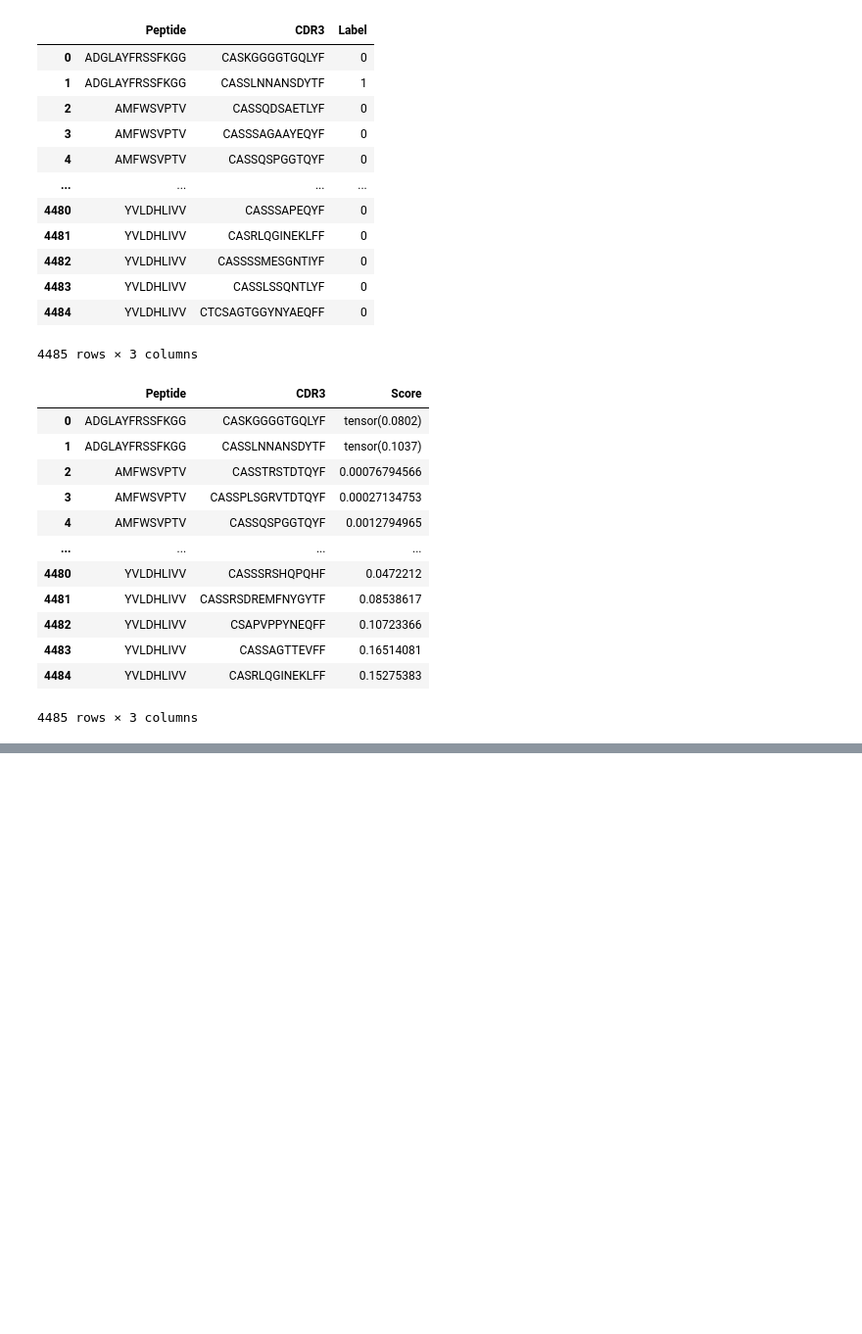
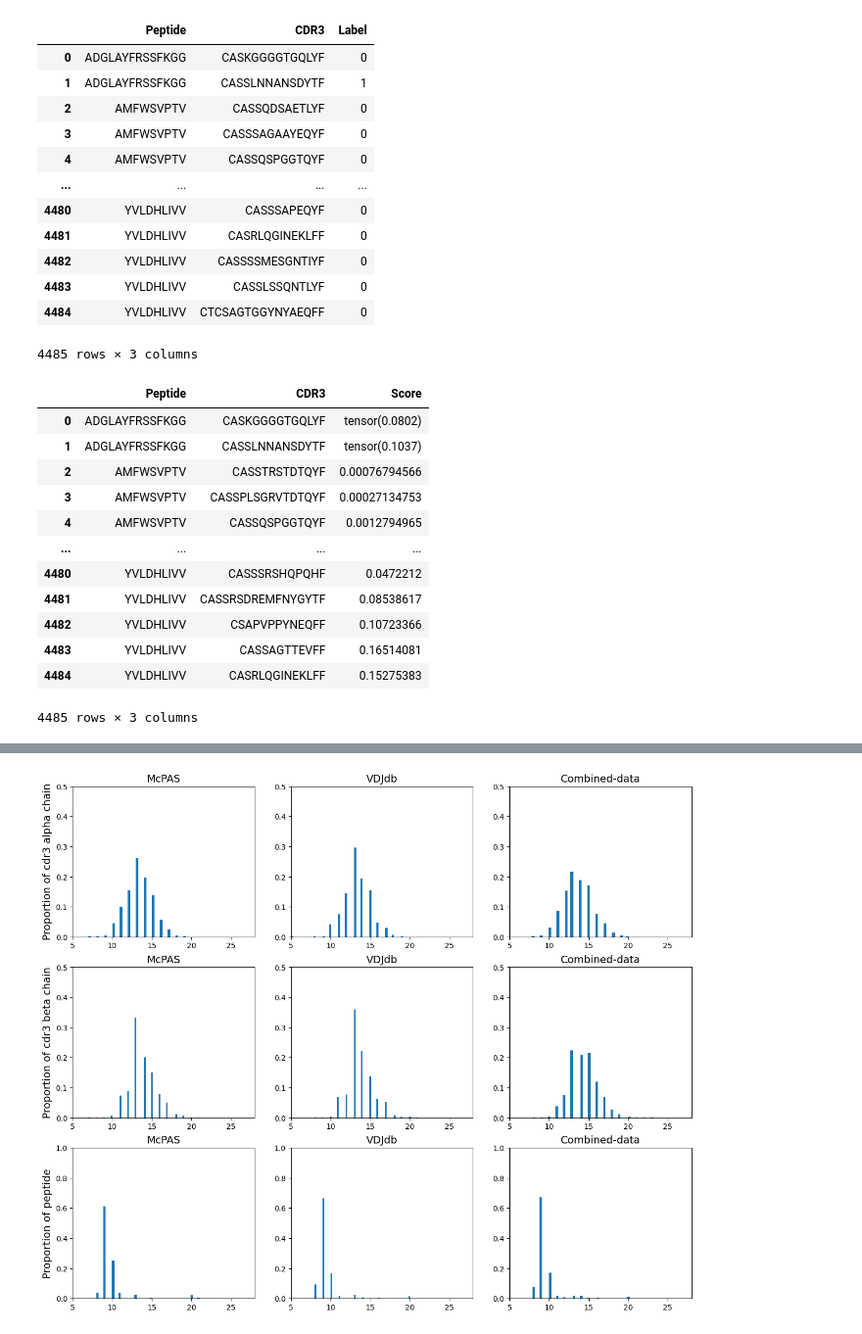
Before and after one commit to kyoheikoyama/TCRPrediction, a Jupyter notebook: eda/Dataset_statistics.ipynb, the cells around one changed output, grey strips where cells are left out. Shown: that part at 98% size. Cells and saved outputs as stored; diff of their text form; code cells hidden in the pictures; blank space fills up the shorter version.

```diff
--- a/eda/Dataset_statistics.ipynb
+++ b/eda/Dataset_statistics.ipynb
@@ -586,0 +633,18 @@ pd.read_csv("../../PanPep/Output/benchmark_tpp1_vdjdb_output_majority.csv")
+# %%
+lenlist = []
+for te,tr in [
+    ('mcpas_test_samples', 'mcpas_train_samples'),
+    ('vdjdb_no10x_test_samples', 'vdjdb_no10x_train_samples'),
+    ('entire-test', 'entire-train'),
+    ('Covid-19-test', 'Covid-19-train'),
+             ]:
+
+    etrain = data_dictionary[tr]
+    etest =  data_dictionary[te]
+    df = pd.concat([etrain, etest])
+#     df = pd.concat([etrain])
+    for a in ['tcra', 'tcrb', 'peptide']:
+        d = df[a].apply(len).describe().to_dict()
+        lenlist.append(
+            (te.replace('test','').replace('__samples',''), a, int(d['max']), int(d['min']), int(d['50%']), d['mean']))
+        print((te.replace('test','').replace('__samples',''), a, d))
@@ -586,0 +688,51 @@ pd.read_csv("../../PanPep/Output/benchmark_tpp1_vdjdb_output_majority.csv")
+# %%
+lenlist = []
+datasets = ['McPAS', 'VDJdb',
+            'Combined-data',
+#             'Covid19'
+           ]
+
+jj = 0
+
+fig, axes = plt.subplots(3, len(datasets), figsize=(15, 12.5),
+                        # title="Length distribution of" + aname
+                        )
+
+for aname, aaa in zip(['cdr3 alpha chain', 'cdr3 beta chain', 'peptide'],
+                                      ['tcra', 'tcrb', 'peptide']):
+
+#     fig.suptitle("Length distribution of " + aname)
+    for i, (te,tr) in enumerate([
+        ('mcpas_test_samples', 'mcpas_train_samples'),
+        ('vdjdb_no10x_test_samples', 'vdjdb_no10x_train_samples'),
+        ('entire-test', 'entire-train'),
+#         ('Covid-19-test'),
+    ]):
+        print(jj,i)
+        ax = axes[jj, i]
+
+        if i==0:
+            ax.set_ylabel('Proportion of '+aname, fontsize=14)
+
+        ax.set_xlim(left=5, right=28)
+        ax.set_title(datasets[i], fontsize=14)
+
+        if aaa=='peptide':
+            ax.set_ylim(top=1.0)
+        else:
+            ax.set_ylim(top=.50)
+
+        etrain = data_dictionary[tr]
+        etest =  data_dictionary[te]
+        df = pd.concat([etrain, etest])
+        df_lengthlist = df[aaa].apply(len)
+        m = df_lengthlist.describe().to_dict()['min']
+        print(aname, te, f'minimum ratio of = ',(df_lengthlist==m).sum()/len(df_lengthlist))
+
+        weights = [1./len(df)]*len(df)
+        ax.hist(df_lengthlist, weights=weights, bins=60,)
+
+    jj = jj+1
+
+fig.show()
+# %% [output]
@@ -586,0 +757 @@ pd.read_csv("../../PanPep/Output/benchmark_tpp1_vdjdb_output_majority.csv")
+[figure, added]
```
Also changed, not shown: parts of 23 cells of this notebook, 4 other files.
